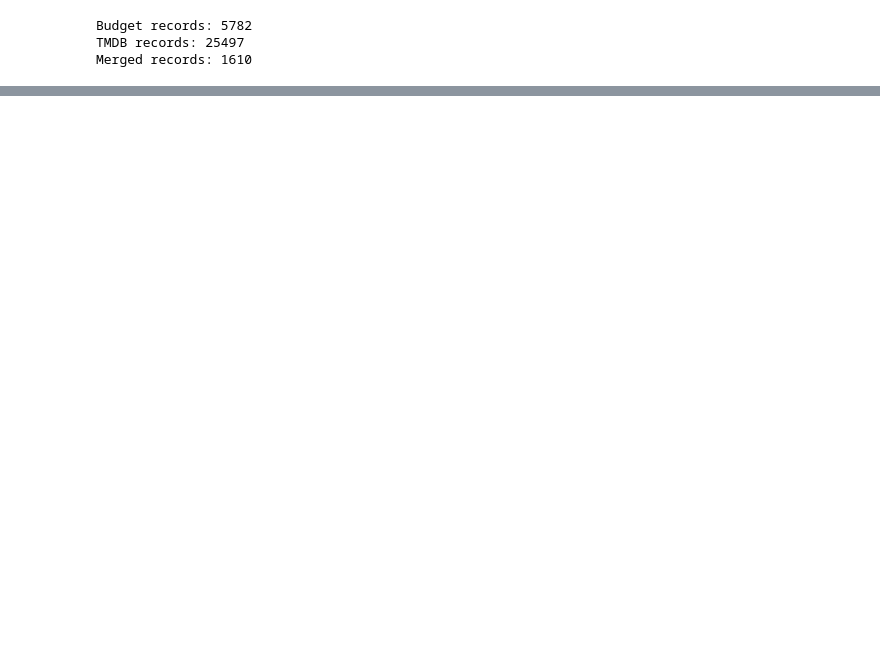
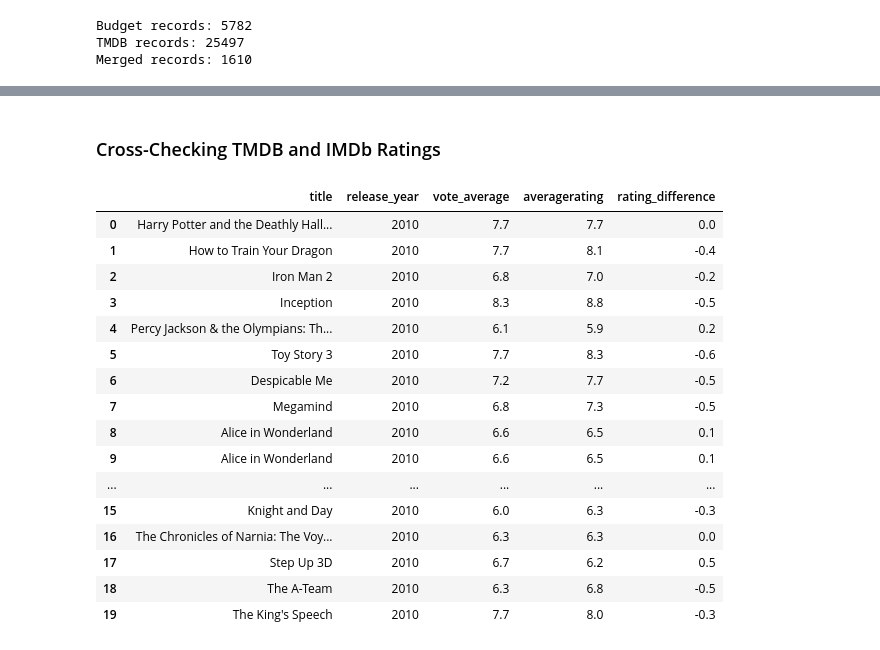
Before and after one commit to oliverkiplagat/Studio_Launch-Pad, a Jupyter notebook: student.ipynb, the cells around one changed output, grey strips where cells are left out. Cells and saved outputs as stored; diff of their text form; code cells hidden in the pictures; blank space fills up the shorter version.

Commit message:
cross checking of tmdb and imdb ratings

```diff
--- a/student.ipynb
+++ b/student.ipynb
@@ -308,0 +469,26 @@ Merged records: 1610
+# %%
+movies["title"] = (
+    movies["title"]
+    .astype("string")
+    .str.strip()
+)
+
+movies["release_year"] = pd.to_numeric(
+    movies["release_year"],
+    errors="coerce"
+)
+
+movies = movies.dropna(
+    subset=["title", "release_year"]
+)
+
+movies["release_year"] = movies["release_year"].astype(int)
+# %%
+tmdb_imdb = movies.merge(
+    imdb_merge,
+    on=["title", "release_year"],
+    how="inner",
+    suffixes=("_tmdb", "_imdb")
+)
+
+tmdb_imdb.head()
@@ -308,0 +502,35 @@ Merged records: 1610
+# %% [markdown]
+### Cross-Checking TMDB and IMDb Ratings
+# %%
+tmdb_imdb["rating_difference"] = (
+    tmdb_imdb["vote_average"]
+    - tmdb_imdb["averagerating"]
+)
+
+tmdb_imdb[
+    [
+        "title",
+        "release_year",
+        "vote_average",
+        "averagerating",
+        "rating_difference"
+    ]
+].head(20)
+# %% [output]
+|  | title | release_year | vote_average | averagerating | rating_difference |
+| 0 | Harry Potter and the Deathly Hall... | 2010 | 7.7 | 7.7 | 0.0 |
+| 1 | How to Train Your Dragon | 2010 | 7.7 | 8.1 | -0.4 |
+| 2 | Iron Man 2 | 2010 | 6.8 | 7.0 | -0.2 |
+| 3 | Inception | 2010 | 8.3 | 8.8 | -0.5 |
+| 4 | Percy Jackson & the Olympians: Th... | 2010 | 6.1 | 5.9 | 0.2 |
+| 5 | Toy Story 3 | 2010 | 7.7 | 8.3 | -0.6 |
+| 6 | Despicable Me | 2010 | 7.2 | 7.7 | -0.5 |
+| 7 | Megamind | 2010 | 6.8 | 7.3 | -0.5 |
+| 8 | Alice in Wonderland | 2010 | 6.6 | 6.5 | 0.1 |
+| 9 | Alice in Wonderland | 2010 | 6.6 | 6.5 | 0.1 |
+| ... | ... | ... | ... | ... | ... |
+| 15 | Knight and Day | 2010 | 6.0 | 6.3 | -0.3 |
+| 16 | The Chronicles of Narnia: The Voy... | 2010 | 6.3 | 6.3 | 0.0 |
+| 17 | Step Up 3D | 2010 | 6.7 | 6.2 | 0.5 |
+| 18 | The A-Team | 2010 | 6.3 | 6.8 | -0.5 |
+| 19 | The King's Speech | 2010 | 7.7 | 8.0 | -0.3 |
```
Also changed, not shown: parts of 8 cells of this notebook.
